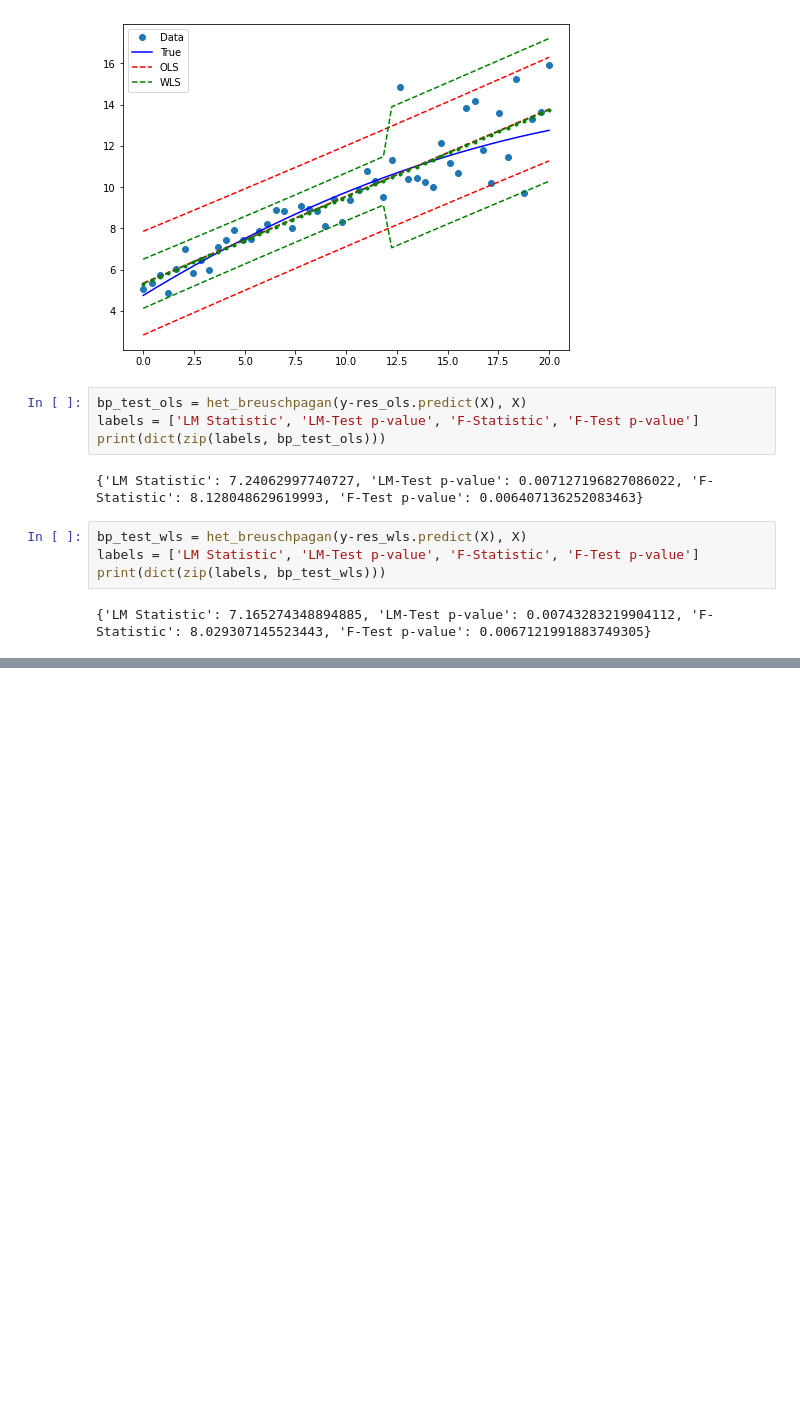
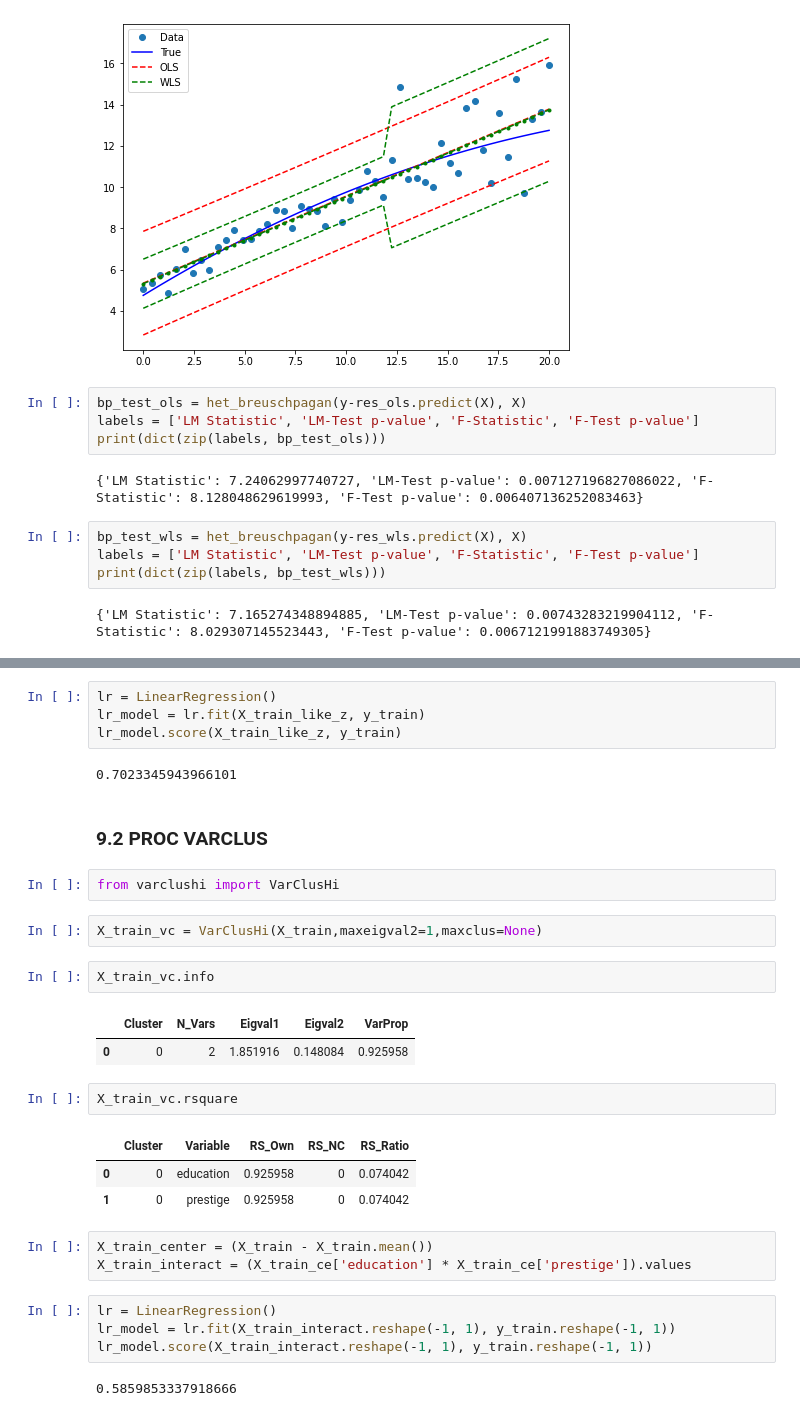
Before and after one commit to albergar2/data_science_material, a Jupyter notebook: ML/supervised/01-linear_regression.ipynb, the cells around one changed output, grey strips where cells are left out. Cells and saved outputs as stored; diff of their text form; blank space fills up the shorter version.

```diff
--- a/ML/supervised/01-linear_regression.ipynb
+++ b/ML/supervised/01-linear_regression.ipynb
@@ -305,0 +366,32 @@ print(dict(zip(labels, bp_test_wls)))
+# %%
+lr = LinearRegression()
+lr_model = lr.fit(X_train_like_z, y_train)
+lr_model.score(X_train_like_z, y_train)
+# %% [output]
+0.7023345943966101
+# %% [markdown]
+### 9.2 PROC VARCLUS
+# %%
+from varclushi import VarClusHi
+# %%
+X_train_vc = VarClusHi(X_train,maxeigval2=1,maxclus=None)
+# %%
+X_train_vc.info
+# %% [output]
+|  | Cluster | N_Vars | Eigval1 | Eigval2 | VarProp |
+| 0 | 0 | 2 | 1.851916 | 0.148084 | 0.925958 |
+# %%
+X_train_vc.rsquare
+# %% [output]
+|  | Cluster | Variable | RS_Own | RS_NC | RS_Ratio |
+| 0 | 0 | education | 0.925958 | 0 | 0.074042 |
+| 1 | 0 | prestige | 0.925958 | 0 | 0.074042 |
+# %%
+X_train_center = (X_train - X_train.mean())
+X_train_interact = (X_train_ce['education'] * X_train_ce['prestige']).values
+# %%
+lr = LinearRegression()
+lr_model = lr.fit(X_train_interact.reshape(-1, 1), y_train.reshape(-1, 1))
+lr_model.score(X_train_interact.reshape(-1, 1), y_train.reshape(-1, 1))
+# %% [output]
+0.5859853337918666
```
Also changed, not shown: parts of 14 cells of this notebook, 1 other file.
